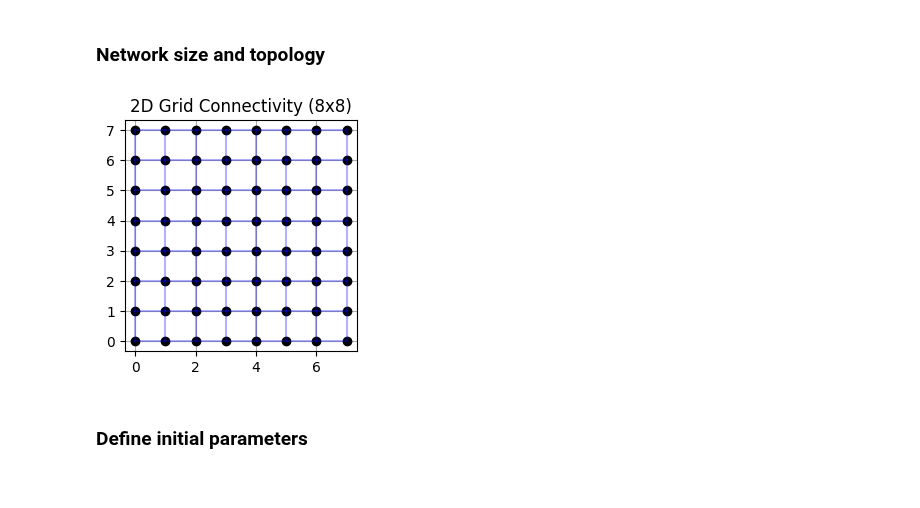
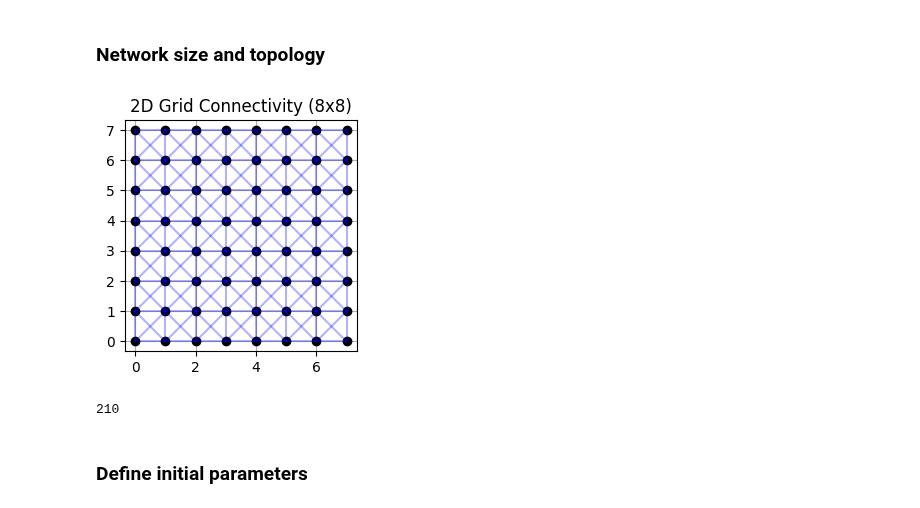
Before and after one commit to cyboesch/oscillator_dev, a Jupyter notebook: mechanical-p-bit/projects/physical-diffusion-models/overdamped-duffing-network-non-equilibirium-MNIST.ipynb, the cells around one changed output. Drawn from its saved outputs; the diff is of its cells as text; code cells hidden in the pictures.

```diff
--- a/mechanical-p-bit/projects/physical-diffusion-models/overdamped-duffing-network-non-equilibirium-MNIST.ipynb
+++ b/mechanical-p-bit/projects/physical-diffusion-models/overdamped-duffing-network-non-equilibirium-MNIST.ipynb
@@ -72,11 +72,15 @@ plt.show()
 ### Network size and topology
 # %%
 N_osc = 64
-connectivity = create_2d_square_grid_connectivity(grid_size=8)
+connectivity = create_2d_square_grid_connectivity_with_diagonals(grid_size=8)
 num_connections = connectivity.shape[0]
 visualize_connectivity(connectivity, grid_size_x=8, grid_size_y=8)
 # %% [output]
-[figure, old version]
+[figure, new version]
+# %%
+num_connections
+# %% [output]
+210
 # %% [markdown]
 ### Define initial parameters
 # %%
```
Also changed, not shown: parts of 2 cells of this notebook.
